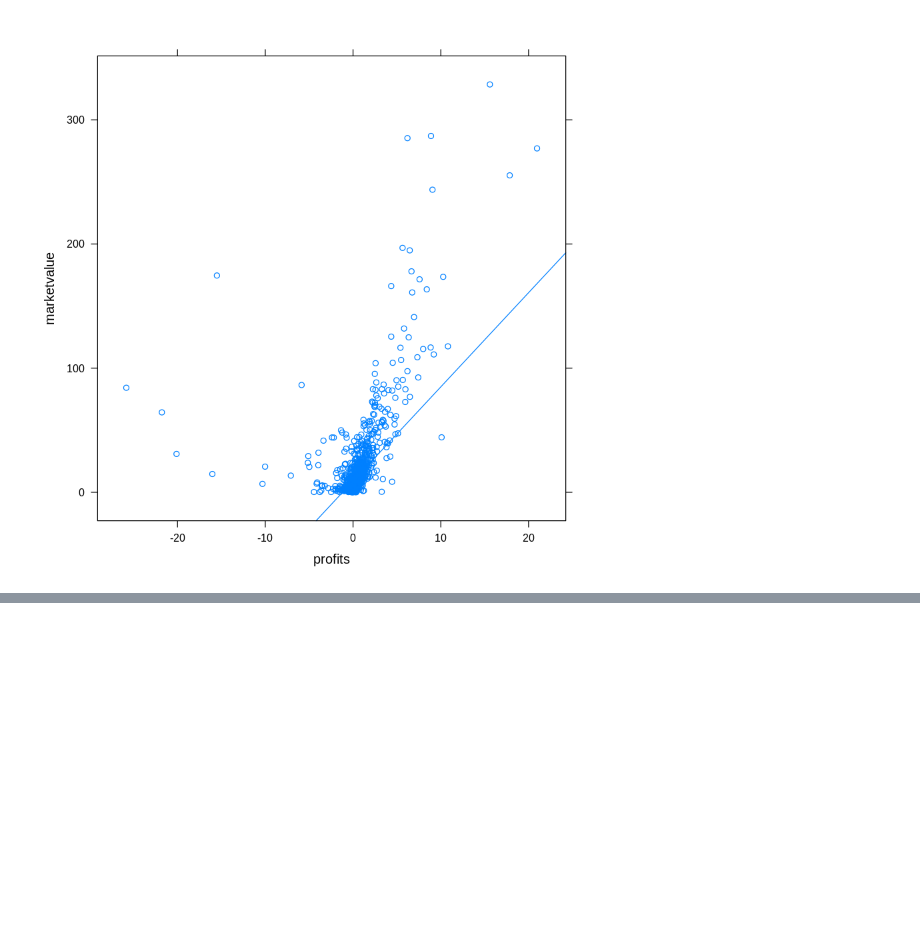
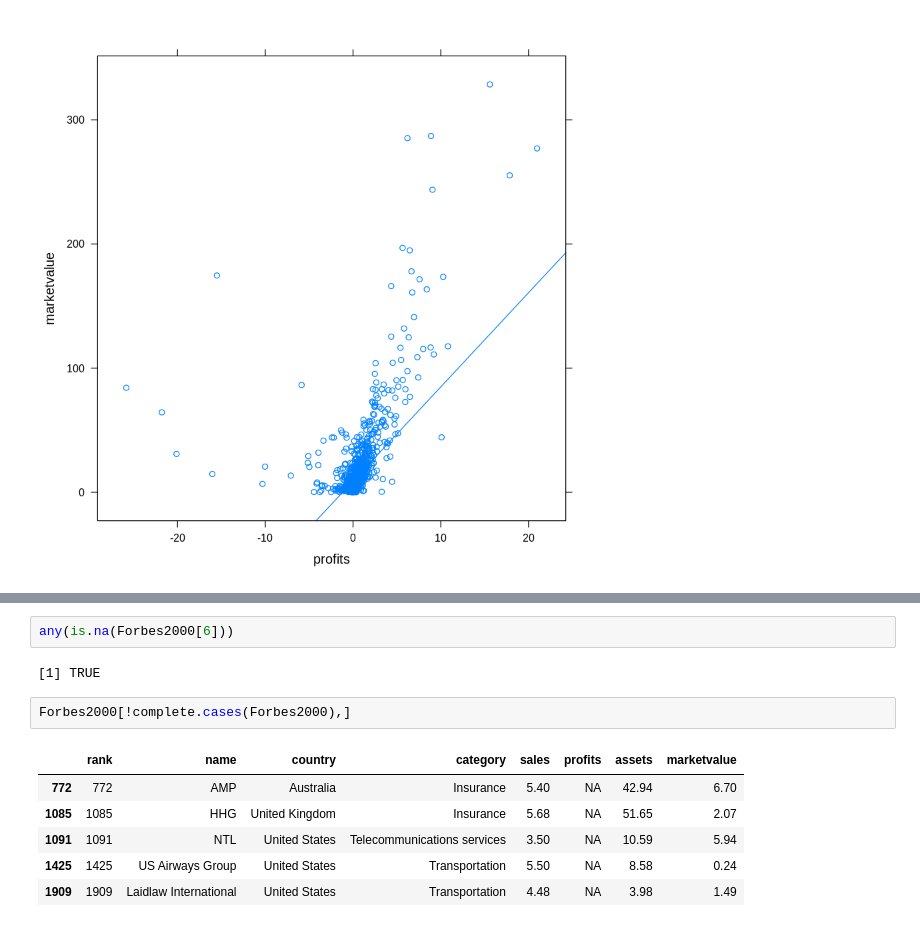
Before and after one commit to mkainula/ml-engineer, a Jupyter notebook: 01_Method_and_Tools/assignment.ipynb, the cells around one changed output, grey strips where cells are left out. Saved outputs shown, nothing was run; the diff lists cells and outputs as text; blank space fills up the shorter version.

```diff
--- a/01_Method_and_Tools/assignment.ipynb
+++ b/01_Method_and_Tools/assignment.ipynb
@@ -132,0 +131,13 @@ xyplot(marketvalue~profits, data = Forbes2000, t=c("p", "r"))
+# %%
+any(is.na(Forbes2000[6]))
+# %% [output]
+[1] TRUE
+# %%
+Forbes2000[!complete.cases(Forbes2000),]
+# %% [output]
+|  | rank | name | country | category | sales | profits | assets | marketvalue |
+| 772 | 772 | AMP | Australia | Insurance | 5.40 | NA | 42.94 | 6.70 |
+| 1085 | 1085 | HHG | United Kingdom | Insurance | 5.68 | NA | 51.65 | 2.07 |
+| 1091 | 1091 | NTL | United States | Telecommunications services | 3.50 | NA | 10.59 | 5.94 |
+| 1425 | 1425 | US Airways Group | United States | Transportation | 5.50 | NA | 8.58 | 0.24 |
+| 1909 | 1909 | Laidlaw International | United States | Transportation | 4.48 | NA | 3.98 | 1.49 |
```
Also changed, not shown: parts of 14 cells of this notebook.
